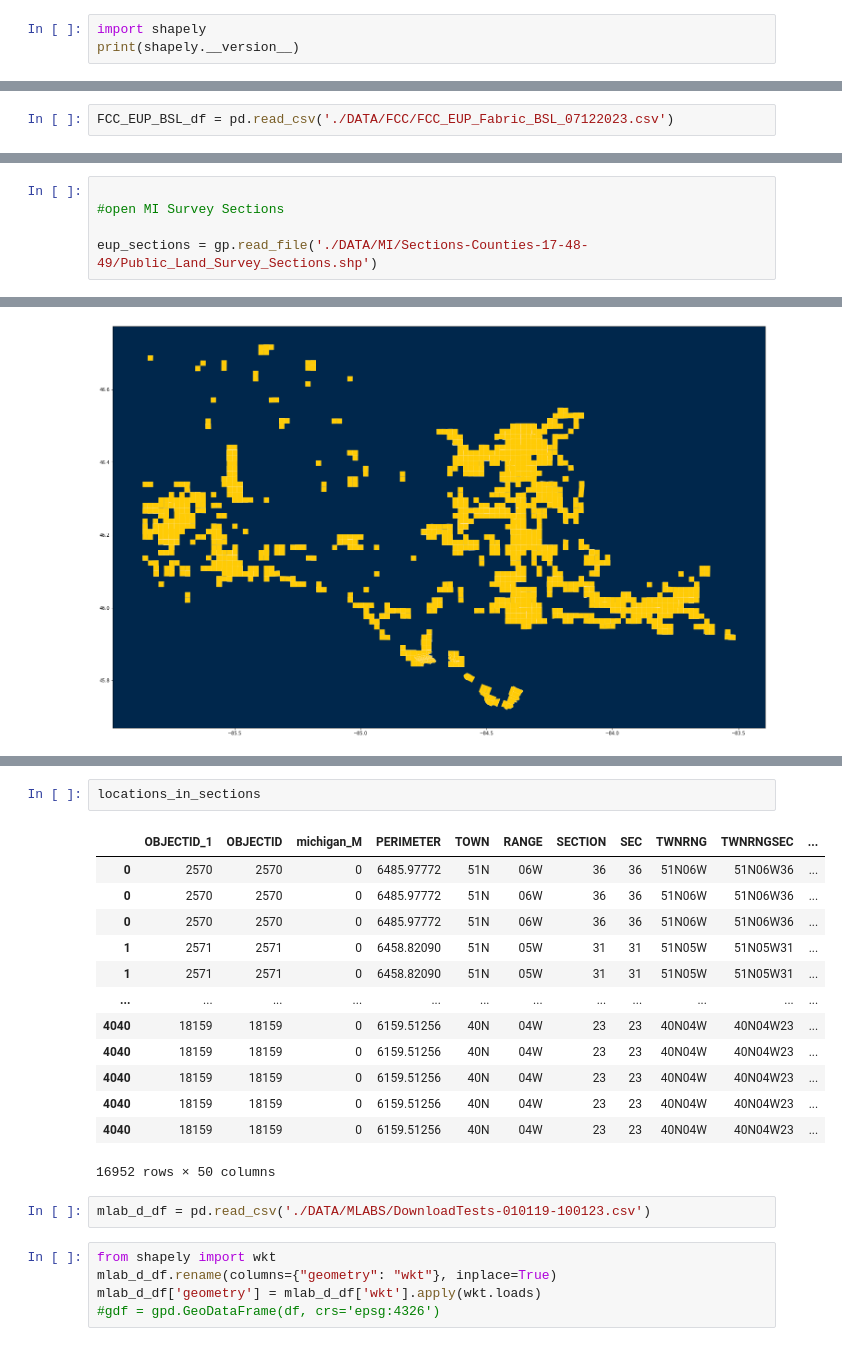
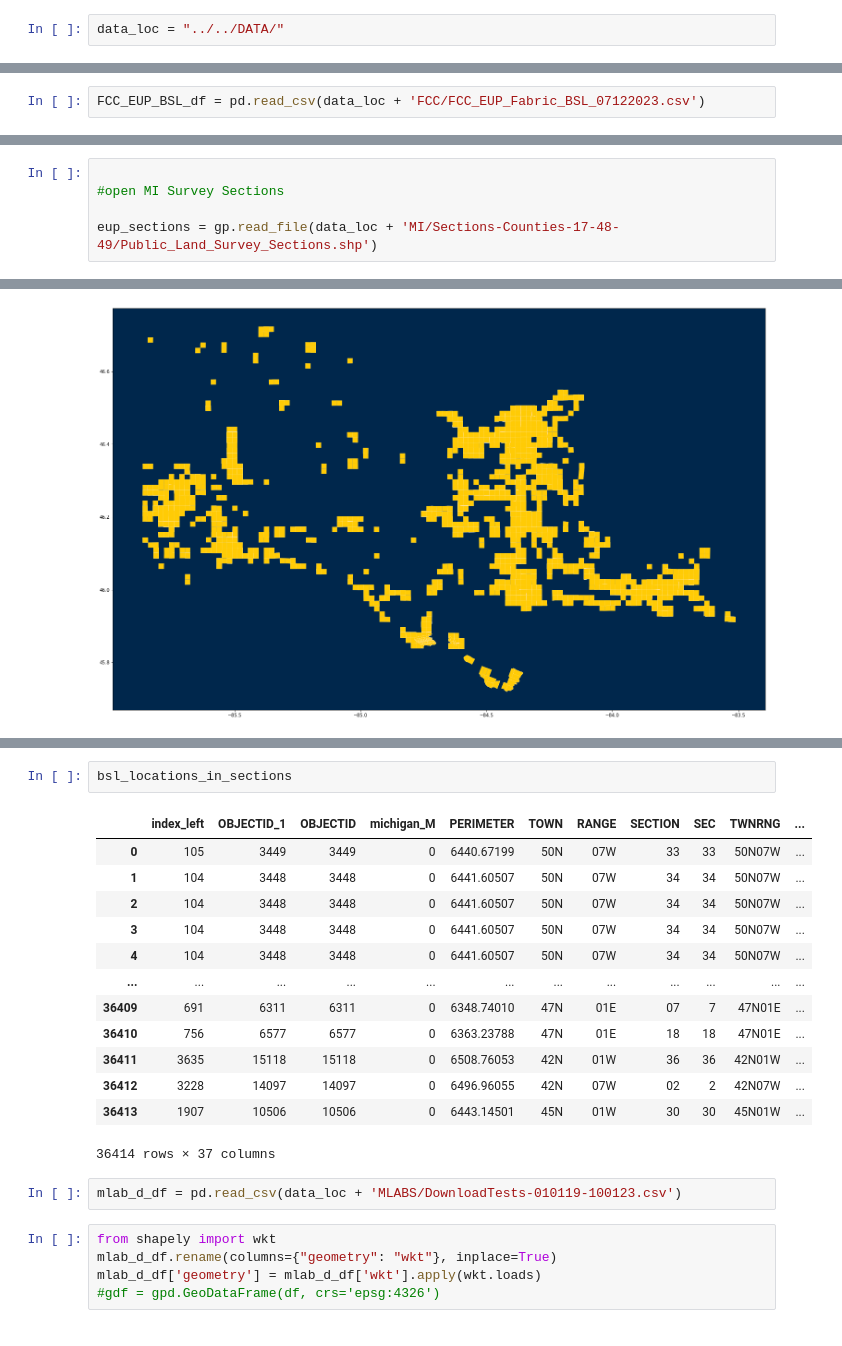
Before and after one commit to SBuxton-IDM/EquityMilestone, a Jupyter notebook: GeoPandas - Data - Spatial Join Notebook.ipynb, the cells around one changed output, grey strips where cells are left out. Saved outputs shown, nothing was run; the diff lists cells and outputs as text.

```diff
--- a/GeoPandas - Data - Spatial Join Notebook.ipynb
+++ b/GeoPandas - Data - Spatial Join Notebook.ipynb
@@ -24,3 +50,2 @@ Python 3.8.10
 # %%
-import shapely
-print(shapely.__version__)
+data_loc = "../../DATA/"
@@ -96,5 +118,5 @@ result_df.to_csv('./DATA/FCC/FCC_EUP_Fabric_BSL_07122023.csv')
 # %%
-FCC_EUP_BSL_df = pd.read_csv('./DATA/FCC/FCC_EUP_Fabric_BSL_07122023.csv')
+FCC_EUP_BSL_df = pd.read_csv(data_loc + 'FCC/FCC_EUP_Fabric_BSL_07122023.csv')
 # %%
 FCC_EUP_BSL_df.columns
 # %% [output]
@@ -182,7 +238,7 @@ usuf_location_df.plot(figsize=(32,16), color='#FFCB05')
 
 #open MI Survey Sections
 
-eup_sections = gp.read_file('./DATA/MI/Sections-Counties-17-48-49/Public_Land_Survey_Sections.shp')
+eup_sections = gp.read_file(data_loc + 'MI/Sections-Counties-17-48-49/Public_Land_Survey_Sections.shp')
 # %%
 eup_sections.columns
 # %% [output]
@@ -456,21 +526,21 @@ locations_in_sections.plot(figsize=(40,16), color='#FFCB05', edgecolor='white',
 # %%
-locations_in_sections
+bsl_locations_in_sections
 # %% [output]
-|  | OBJECTID_1 | OBJECTID | michigan_M | PERIMETER | TOWN | RANGE | SECTION | SEC | TWNRNG | TWNRNGSEC | ... |
-| 0 | 2570 | 2570 | 0 | 6485.97772 | 51N | 06W | 36 | 36 | 51N06W | 51N06W36 | ... |
-| 0 | 2570 | 2570 | 0 | 6485.97772 | 51N | 06W | 36 | 36 | 51N06W | 51N06W36 | ... |
-| 0 | 2570 | 2570 | 0 | 6485.97772 | 51N | 06W | 36 | 36 | 51N06W | 51N06W36 | ... |
-| 1 | 2571 | 2571 | 0 | 6458.82090 | 51N | 05W | 31 | 31 | 51N05W | 51N05W31 | ... |
-| 1 | 2571 | 2571 | 0 | 6458.82090 | 51N | 05W | 31 | 31 | 51N05W | 51N05W31 | ... |
+|  | index_left | OBJECTID_1 | OBJECTID | michigan_M | PERIMETER | TOWN | RANGE | SECTION | SEC | TWNRNG | ... |
+| 0 | 105 | 3449 | 3449 | 0 | 6440.67199 | 50N | 07W | 33 | 33 | 50N07W | ... |
+| 1 | 104 | 3448 | 3448 | 0 | 6441.60507 | 50N | 07W | 34 | 34 | 50N07W | ... |
+| 2 | 104 | 3448 | 3448 | 0 | 6441.60507 | 50N | 07W | 34 | 34 | 50N07W | ... |
+| 3 | 104 | 3448 | 3448 | 0 | 6441.60507 | 50N | 07W | 34 | 34 | 50N07W | ... |
+| 4 | 104 | 3448 | 3448 | 0 | 6441.60507 | 50N | 07W | 34 | 34 | 50N07W | ... |
 | ... | ... | ... | ... | ... | ... | ... | ... | ... | ... | ... | ... |
-| 4040 | 18159 | 18159 | 0 | 6159.51256 | 40N | 04W | 23 | 23 | 40N04W | 40N04W23 | ... |
-| 4040 | 18159 | 18159 | 0 | 6159.51256 | 40N | 04W | 23 | 23 | 40N04W | 40N04W23 | ... |
-| 4040 | 18159 | 18159 | 0 | 6159.51256 | 40N | 04W | 23 | 23 | 40N04W | 40N04W23 | ... |
-| 4040 | 18159 | 18159 | 0 | 6159.51256 | 40N | 04W | 23 | 23 | 40N04W | 40N04W23 | ... |
-| 4040 | 18159 | 18159 | 0 | 6159.51256 | 40N | 04W | 23 | 23 | 40N04W | 40N04W23 | ... |
+| 36409 | 691 | 6311 | 6311 | 0 | 6348.74010 | 47N | 01E | 07 | 7 | 47N01E | ... |
+| 36410 | 756 | 6577 | 6577 | 0 | 6363.23788 | 47N | 01E | 18 | 18 | 47N01E | ... |
+| 36411 | 3635 | 15118 | 15118 | 0 | 6508.76053 | 42N | 01W | 36 | 36 | 42N01W | ... |
+| 36412 | 3228 | 14097 | 14097 | 0 | 6496.96055 | 42N | 07W | 02 | 2 | 42N07W | ... |
+| 36413 | 1907 | 10506 | 10506 | 0 | 6443.14501 | 45N | 01W | 30 | 30 | 45N01W | ... |
-16952 rows × 50 columns
+36414 rows × 37 columns
 # %%
-mlab_d_df = pd.read_csv('./DATA/MLABS/DownloadTests-010119-100123.csv')
+mlab_d_df = pd.read_csv(data_loc + 'MLABS/DownloadTests-010119-100123.csv')
 # %%
 from shapely import wkt
 mlab_d_df.rename(columns={"geometry": "wkt"}, inplace=True)
```
Also changed, not shown: parts of 39 cells of this notebook, 1 other file.
